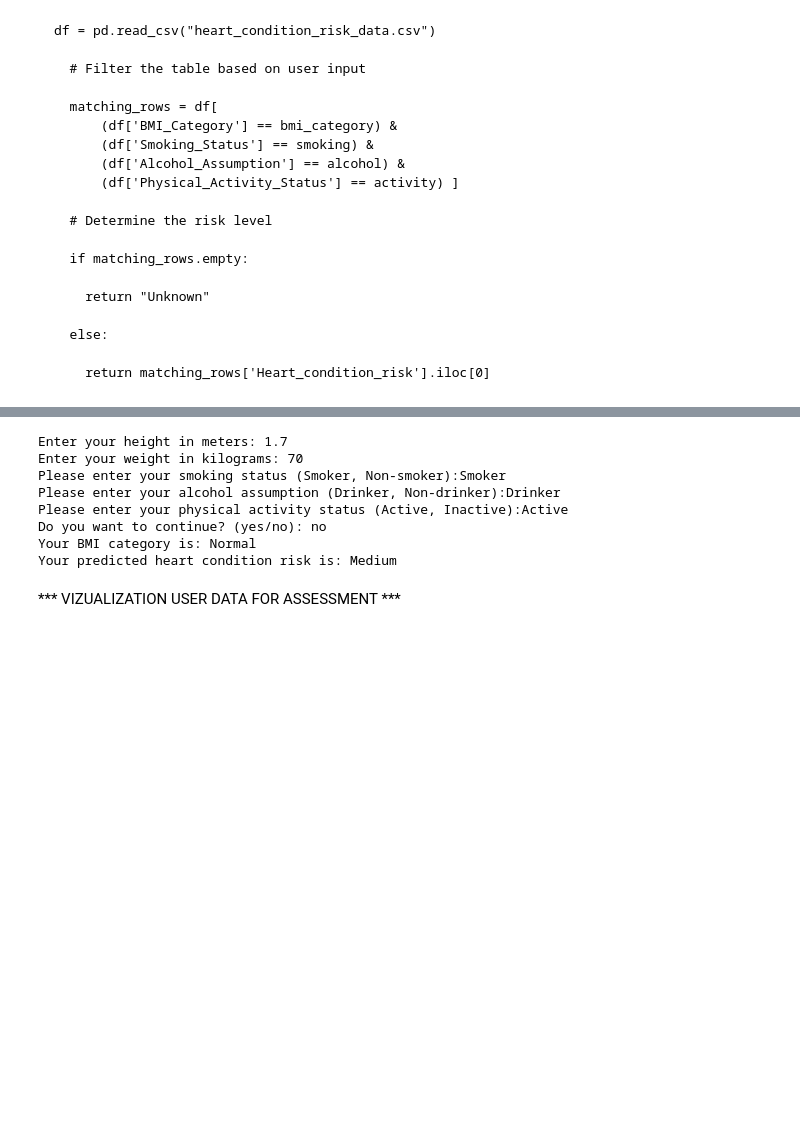
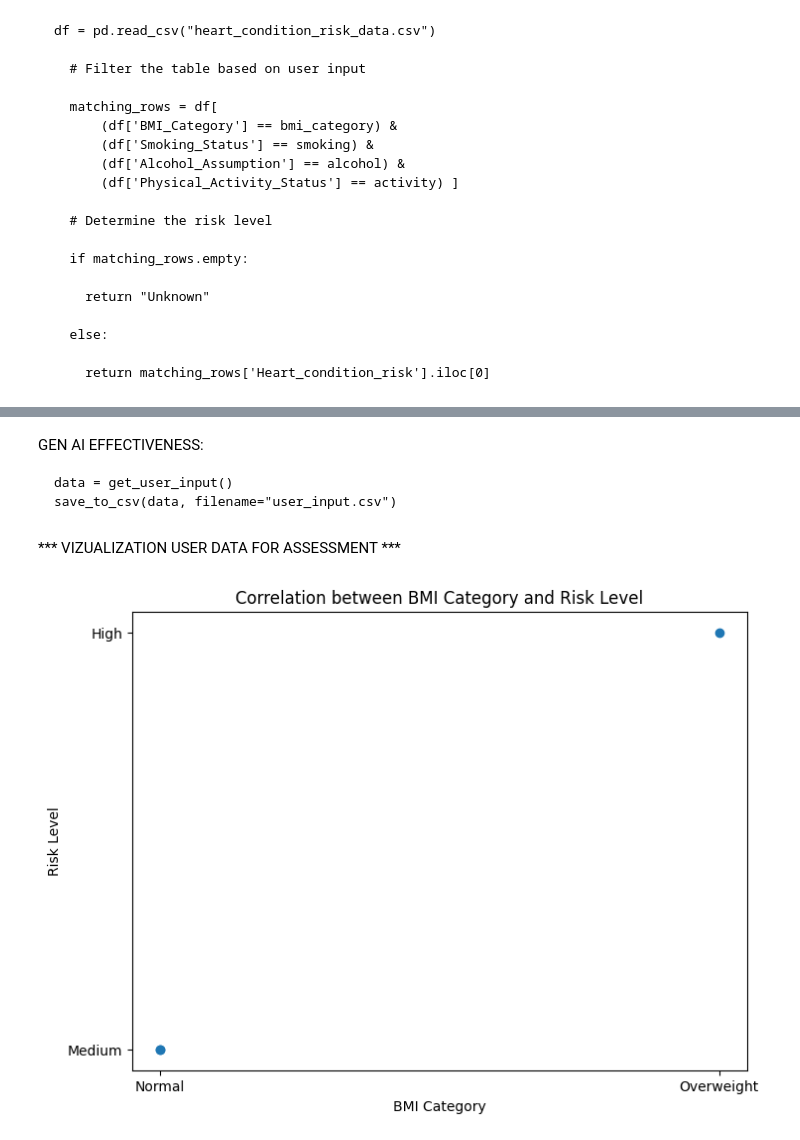
Before and after one commit to Harrison18NG/ISYS5002_2024-S2_A1_22676056_Kim-Minh-Hoan-Nguyen, a Jupyter notebook: Assignment 1.ipynb, the cells around one changed output, grey strips where cells are left out. Saved outputs shown, nothing was run; the diff lists cells and outputs as text; code cells hidden in the pictures; blank space fills up the shorter version.

Commit message:
Saving user input

````diff
--- a/Assignment 1.ipynb
+++ b/Assignment 1.ipynb
@@ -303,19 +314,28 @@ def save_to_csv(data, filename="user_input.csv"):
-# %%
-height, weight, smoking, alcohol, activity = get_user_input()
-bmi = calculate_bmi(height, weight)
-bmi_category = get_bmi_category(bmi)
-risk = predict_heart_risk(bmi_category, smoking, alcohol, activity)
-save_to_csv(data, filename="user_input.csv")
-print(f"Your BMI category is: {bmi_category}")
-print(f"Your predicted heart condition risk is: {risk}")
-# %% [output]
-Enter your height in meters: 1.7
-Enter your weight in kilograms: 70
-Please enter your smoking status (Smoker, Non-smoker):Smoker
-Please enter your alcohol assumption (Drinker, Non-drinker):Drinker
-Please enter your physical activity status (Active, Inactive):Active
-Do you want to continue? (yes/no): no
-Your BMI category is: Normal
-Your predicted heart condition risk is: Medium
+# %% [markdown]
+GEN AI EFFECTIVENESS:
+```
+data = get_user_input()
+save_to_csv(data, filename="user_input.csv")
+```
 # %% [markdown]
 *** VIZUALIZATION USER DATA FOR ASSESSMENT ***
+# %%
+# prompt: generate  basic scatter plot to demonstrate the corellation of BMI category and risk level based on user input above
+
+import matplotlib.pyplot as plt
+
+# Assuming 'data' is the list of lists containing user input as generated in the previous code
+
+# Extract BMI categories and risk levels
+bmi_categories = [row[0] for row in data]
+risk_levels = [row[4] for row in data]
+
+# Create scatter plot
+plt.figure(figsize=(8, 6))
+plt.scatter(bmi_categories, risk_levels)
+plt.xlabel("BMI Category")
+plt.ylabel("Risk Level")
+plt.title("Correlation between BMI Category and Risk Level")
+plt.show()
+# %% [output]
+[figure, added]
````
Also changed, not shown: parts of 4 cells of this notebook.
